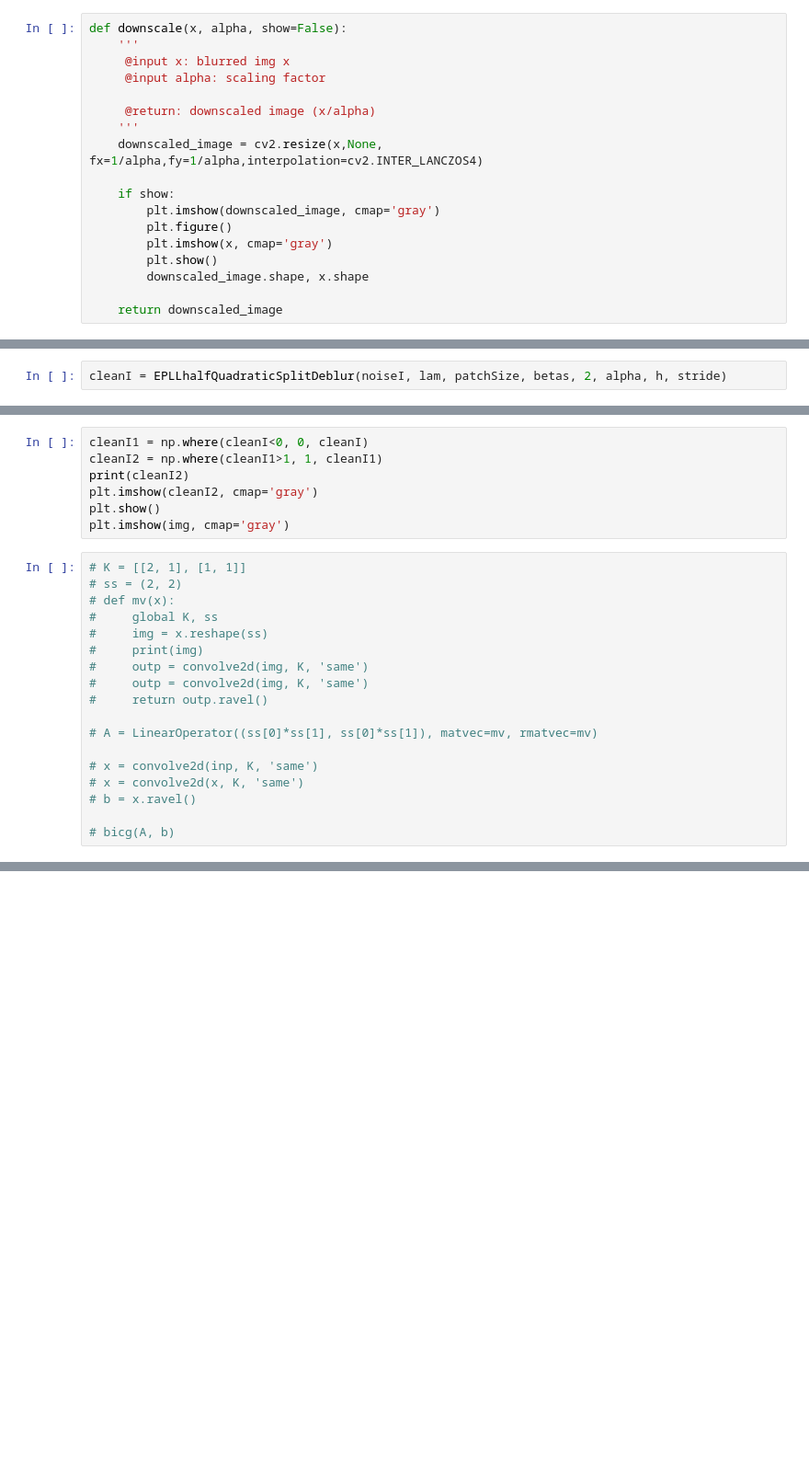
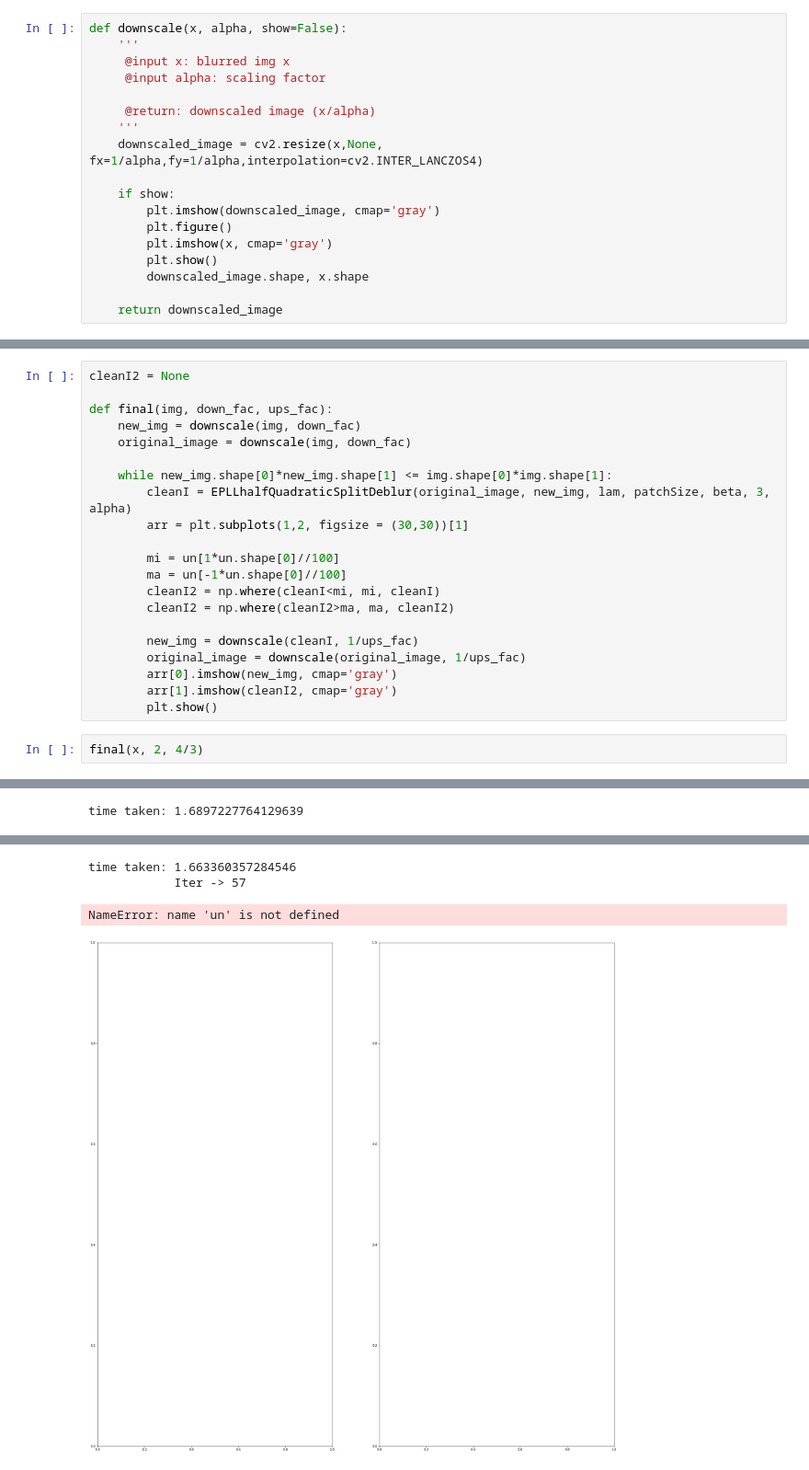
Before and after one commit to alti-tude/blind_deblurring, a Jupyter notebook: deconv.ipynb, the cells around one changed output, grey strips where cells are left out. Shown: that part at 92% size. Saved outputs shown, nothing was run; the diff lists cells and outputs as text; blank space fills up the shorter version.

```diff
--- a/deconv.ipynb
+++ b/deconv.ipynb
@@ -318,4 +246,2 @@ def EPLLhalfQuadraticSplitDeblur(noiseI, lam, patchSize, betas, T, alpha, h, str
 
     return cleanI
-# %%
-cleanI = EPLLhalfQuadraticSplitDeblur(noiseI, lam, patchSize, betas, 2, alpha, h, stride)
@@ -343,25 +248,24 @@ ZeroDivisionError: division by zero
-# %%
-cleanI1 = np.where(cleanI<0, 0, cleanI)
-cleanI2 = np.where(cleanI1>1, 1, cleanI1)
-print(cleanI2)
-plt.imshow(cleanI2, cmap='gray')
-plt.show()
-plt.imshow(img, cmap='gray')
-# %%
-# K = [[2, 1], [1, 1]]
-# ss = (2, 2)
-# def mv(x):
-#     global K, ss
-#     img = x.reshape(ss)
-#     print(img)
-#     outp = convolve2d(img, K, 'same')
-#     outp = convolve2d(img, K, 'same')
-#     return outp.ravel()
-
-# A = LinearOperator((ss[0]*ss[1], ss[0]*ss[1]), matvec=mv, rmatvec=mv)
-
-# x = convolve2d(inp, K, 'same')
-# x = convolve2d(x, K, 'same')
-# b = x.ravel()
-
-# bicg(A, b)
+# %%
+cleanI2 = None
+
+def final(img, down_fac, ups_fac):
+    new_img = downscale(img, down_fac)
+    original_image = downscale(img, down_fac)
+
+    while new_img.shape[0]*new_img.shape[1] <= img.shape[0]*img.shape[1]:
+        cleanI = EPLLhalfQuadraticSplitDeblur(original_image, new_img, lam, patchSize, beta, 3, alpha)
+        arr = plt.subplots(1,2, figsize = (30,30))[1]
+
+        mi = un[1*un.shape[0]//100]
+        ma = un[-1*un.shape[0]//100]
+        cleanI2 = np.where(cleanI<mi, mi, cleanI)
+        cleanI2 = np.where(cleanI2>ma, ma, cleanI2)
+
+        new_img = downscale(cleanI, 1/ups_fac)
+        original_image = downscale(original_image, 1/ups_fac)
+        arr[0].imshow(new_img, cmap='gray')
+        arr[1].imshow(cleanI2, cmap='gray')
+        plt.show()
+# %%
+final(x, 2, 4/3)
+# %% [output]
@@ -367,0 +277 @@ plt.imshow(img, cmap='gray')
+time taken: 1.6897227764129639
@@ -367,0 +287,4 @@ plt.imshow(img, cmap='gray')
+time taken: 1.663360357284546
+            Iter -> 57
+NameError: name 'un' is not defined
+[figure, added]
```
Also changed, not shown: parts of 16 cells of this notebook, 8 other files.
